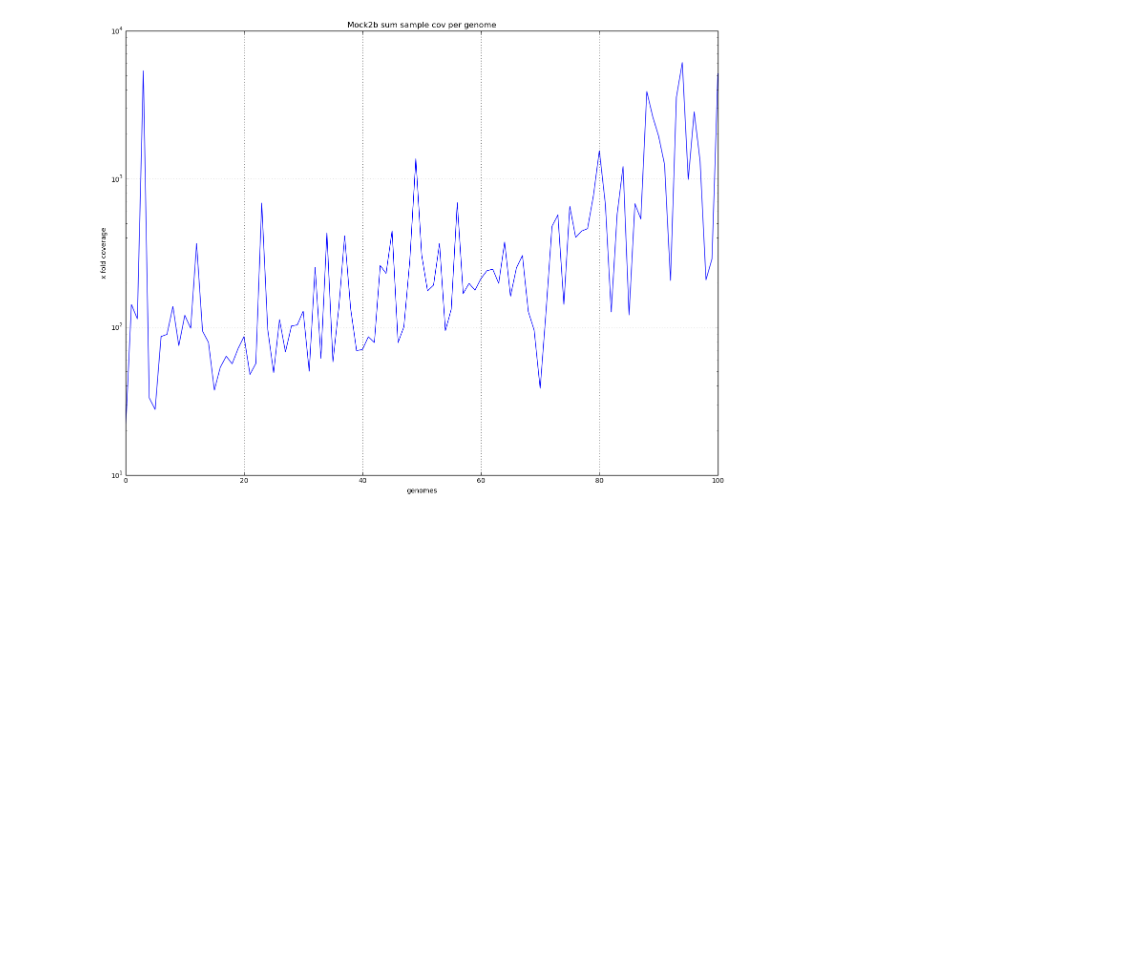
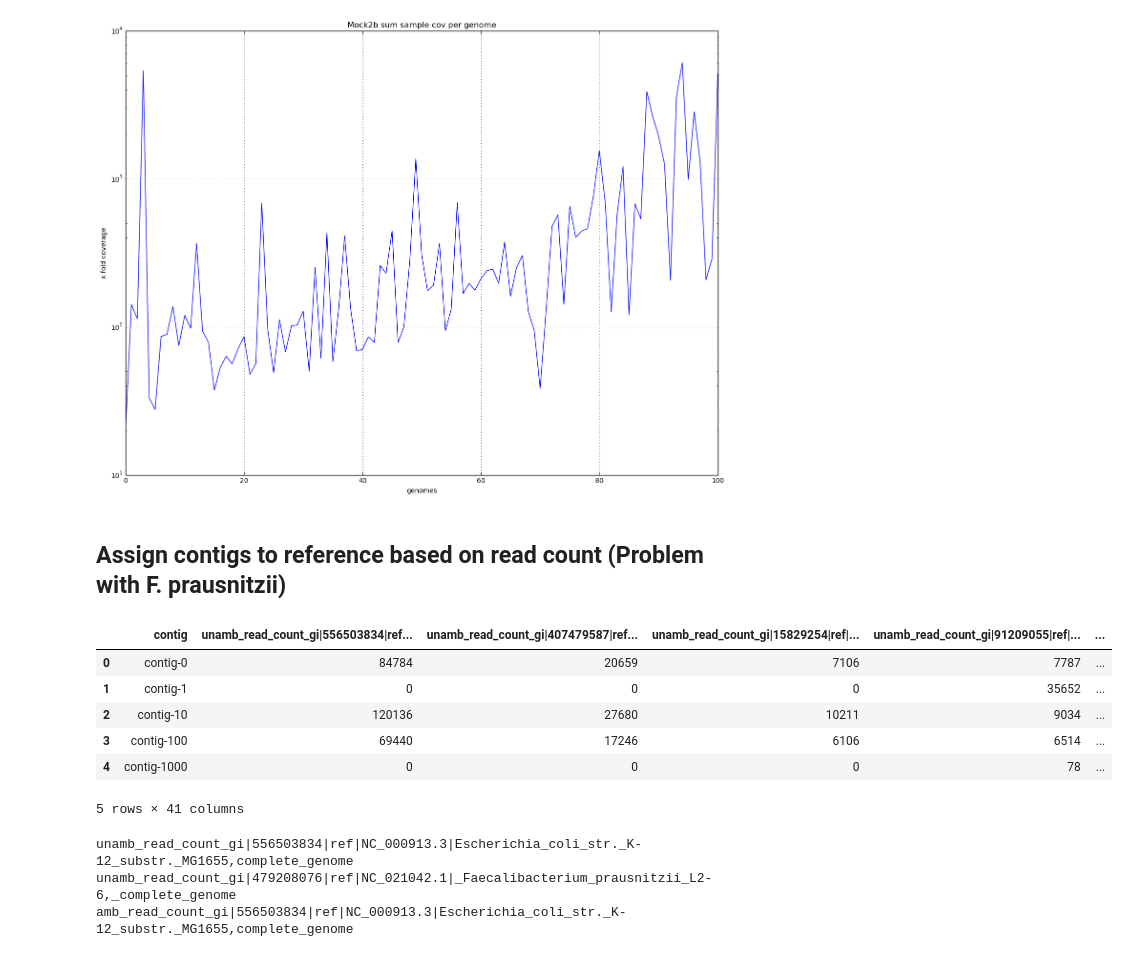
Before and after one commit to inodb/notebooks, a Jupyter notebook: concoct/metagenome-coverage-mocks.ipynb, the cells around one changed output. Cells and saved outputs as stored; diff of their text form; code cells hidden in the pictures; blank space fills up the shorter version.

```diff
--- a/concoct/metagenome-coverage-mocks.ipynb
+++ b/concoct/metagenome-coverage-mocks.ipynb
@@ -245,3 +245,5 @@ ax.set_ylabel("x fold coverage")
 # %% [output]
 <matplotlib.text.Text at 0x...>
 [figure]
+# %% [markdown]
+## Assign contigs to reference based on read count (Problem with F. prausnitzii)
@@ -247,0 +252,18 @@ ax.set_ylabel("x fold coverage")
+# %%
+ccount1.head()
+# %% [output]
+|  | contig | unamb_read_count_gi|556503834|ref... | unamb_read_count_gi|407479587|ref... | unamb_read_count_gi|15829254|ref|... | unamb_read_count_gi|91209055|ref|... | ... |
+| 0 | contig-0 | 84784 | 20659 | 7106 | 7787 | ... |
+| 1 | contig-1 | 0 | 0 | 0 | 35652 | ... |
+| 2 | contig-10 | 120136 | 27680 | 10211 | 9034 | ... |
+| 3 | contig-100 | 69440 | 17246 | 6106 | 6514 | ... |
+| 4 | contig-1000 | 0 | 0 | 0 | 78 | ... |
+5 rows × 41 columns
+# %%
+print ccount1.columns[1]
+print ccount1.columns[20]
+print ccount1.columns[21]
+# %% [output]
+unamb_read_count_gi|556503834|ref|NC_000913.3|Escherichia_coli_str._K-12_substr._MG1655,complete_genome
+unamb_read_count_gi|479208076|ref|NC_021042.1|_Faecalibacterium_prausnitzii_L2-6,_complete_genome
+amb_read_count_gi|556503834|ref|NC_000913.3|Escherichia_coli_str._K-12_substr._MG1655,complete_genome
```
Also changed, not shown: parts of 6 cells of this notebook, 1 other file.
